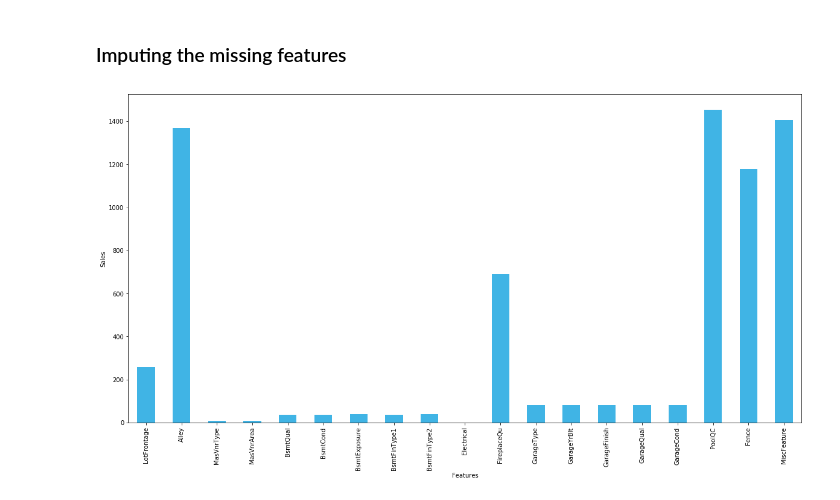
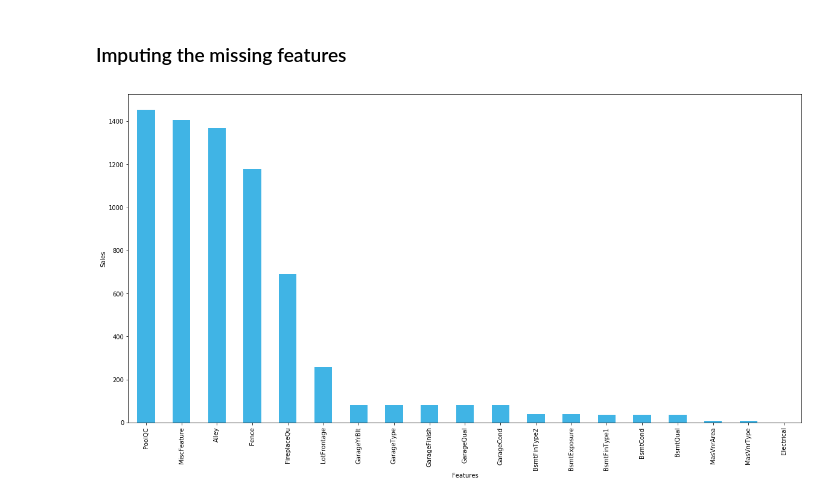
Before and after one commit to sneha-kathuria/advance-house-price, a Jupyter notebook: ipynb_notebook/Advance House Price .ipynb, the cells around one changed output. Drawn from its saved outputs; the diff is of its cells as text; code cells hidden in the pictures.

Commit message:
completed missing value analysis

```diff
--- a/ipynb_notebook/Advance House Price .ipynb
+++ b/ipynb_notebook/Advance House Price .ipynb
@@ -89,8 +86,11 @@ count_miss_data = count_miss_data[count_miss_data!=0]
 # %%
+count_miss_train = train.isnull().sum()
+count_miss_train = count_miss_train[count_miss_train!=0].sort_values(ascending=False)
+
 plt.subplots(figsize =(20, 10))
-count_miss_data.plot(kind='bar', color='#40b4e5')
+count_miss_train.plot(kind='bar', color='#40b4e5')
 plt.xlabel('Features')
 plt.ylabel('Sales')
 plt.show()
 # %% [output]
-[figure, old version]
+[figure, new version]
```
Also changed, not shown: parts of 32 cells of this notebook.
